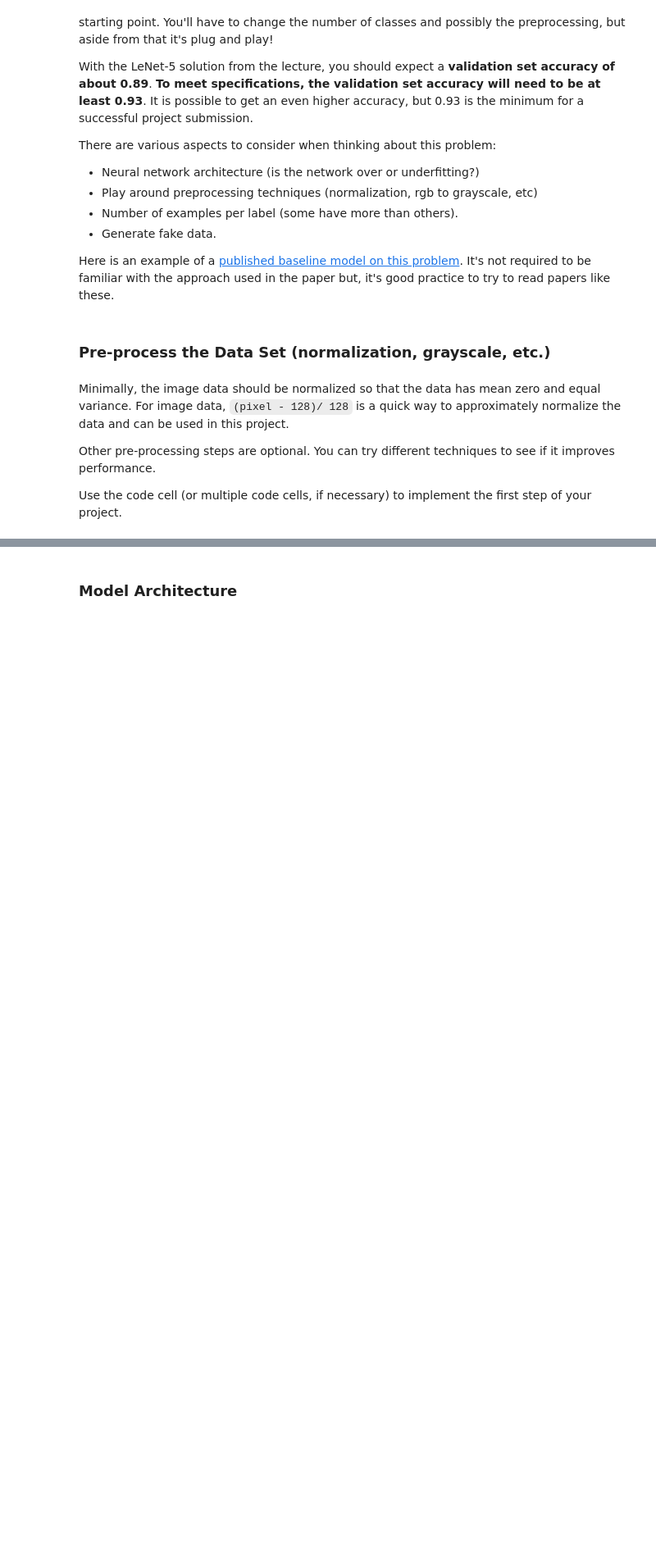
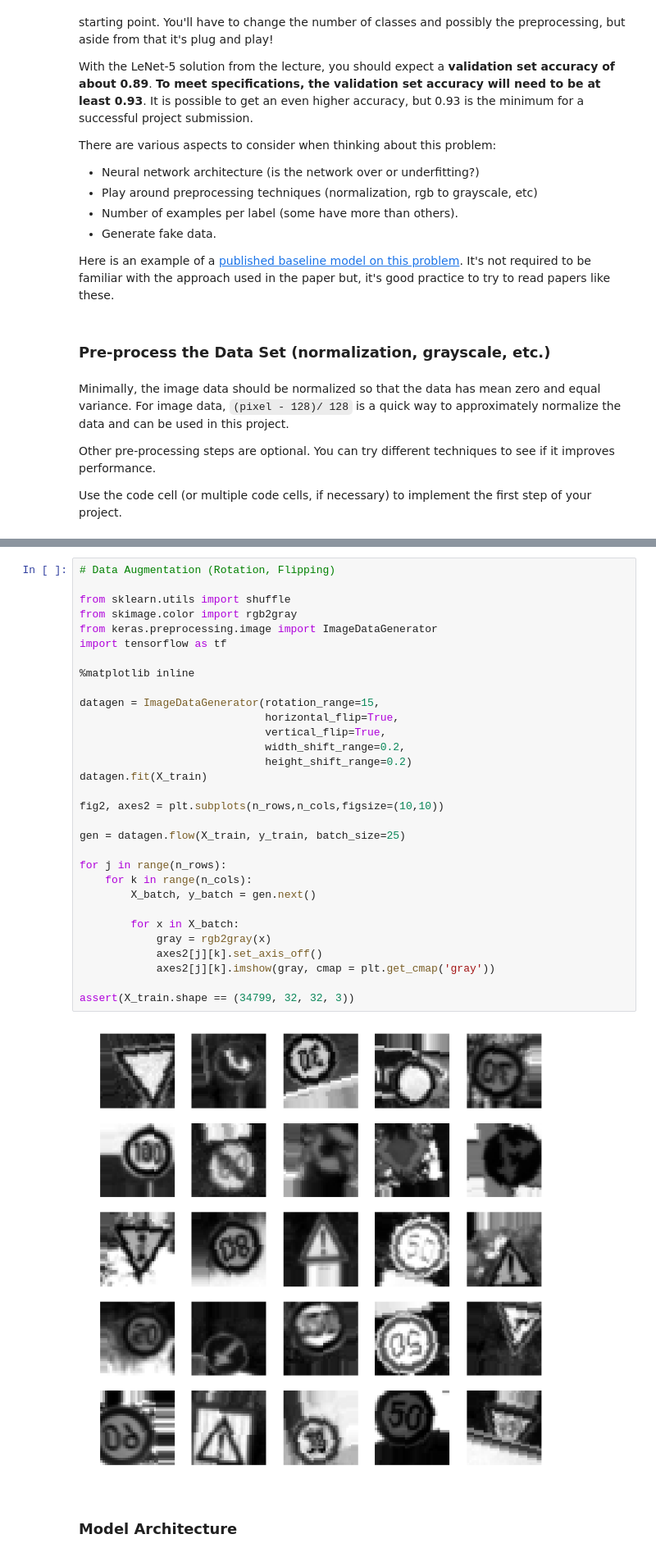
Before and after one commit to benjamintanweihao/CarND-Traffic-Sign-Classifier-Project, a Jupyter notebook: Traffic_Sign_Classifier.ipynb, the cells around one changed output, grey strips where cells are left out. Shown: that part at 82% size. Drawn from its saved outputs; the diff is of its cells as text; blank space fills up the shorter version.

```diff
--- a/Traffic_Sign_Classifier.ipynb
+++ b/Traffic_Sign_Classifier.ipynb
@@ -152,3 +147,36 @@ assert(X_train.shape == (34799, 32, 32, 1))
+# %%
+# Data Augmentation (Rotation, Flipping)
+
+from sklearn.utils import shuffle
+from skimage.color import rgb2gray
+from keras.preprocessing.image import ImageDataGenerator
+import tensorflow as tf
+
+%matplotlib inline
+
+datagen = ImageDataGenerator(rotation_range=15,
+                             horizontal_flip=True,
+                             vertical_flip=True,
+                             width_shift_range=0.2,
+                             height_shift_range=0.2)
+datagen.fit(X_train)
+
+fig2, axes2 = plt.subplots(n_rows,n_cols,figsize=(10,10))
+
+gen = datagen.flow(X_train, y_train, batch_size=25)
+
+for j in range(n_rows):
+    for k in range(n_cols):
+        X_batch, y_batch = gen.next()
+
+        for x in X_batch:
+            gray = rgb2gray(x)
+            axes2[j][k].set_axis_off()
+            axes2[j][k].imshow(gray, cmap = plt.get_cmap('gray'))
+
+assert(X_train.shape == (34799, 32, 32, 3))
+# %% [output]
+[figure, added]
 # %% [markdown]
 ### Model Architecture
 # %% [markdown]
```
Also changed, not shown: parts of 8 cells of this notebook.
